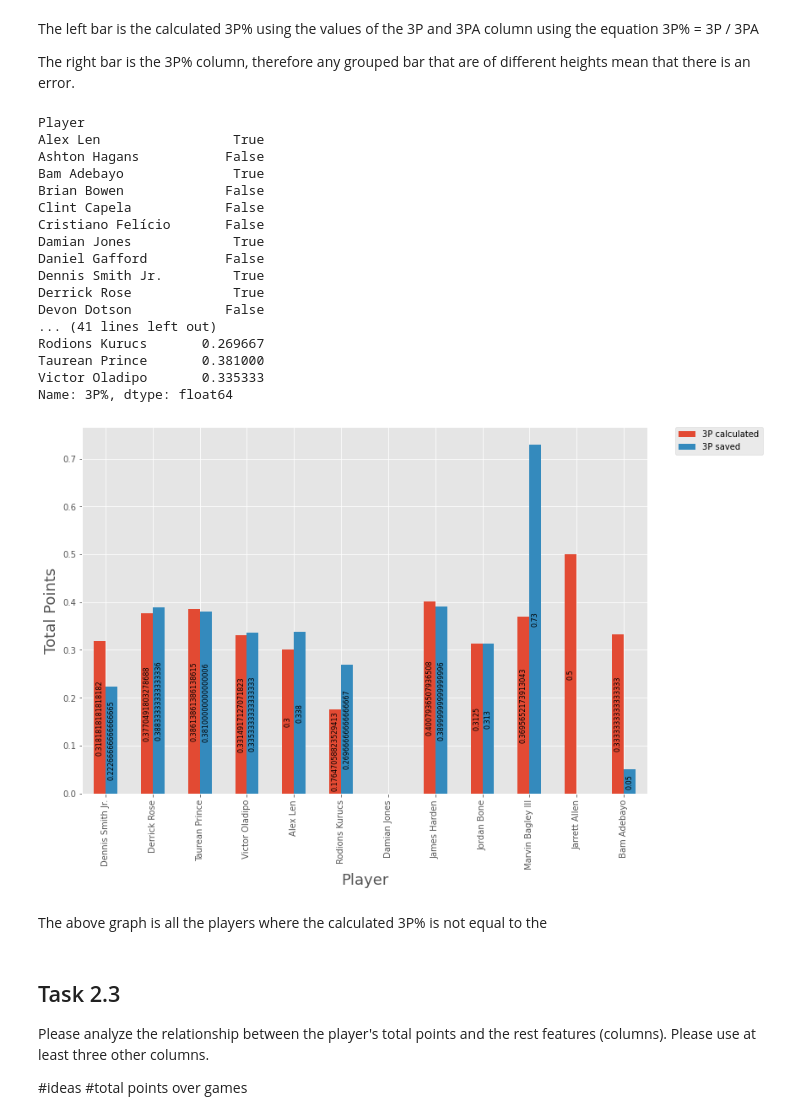
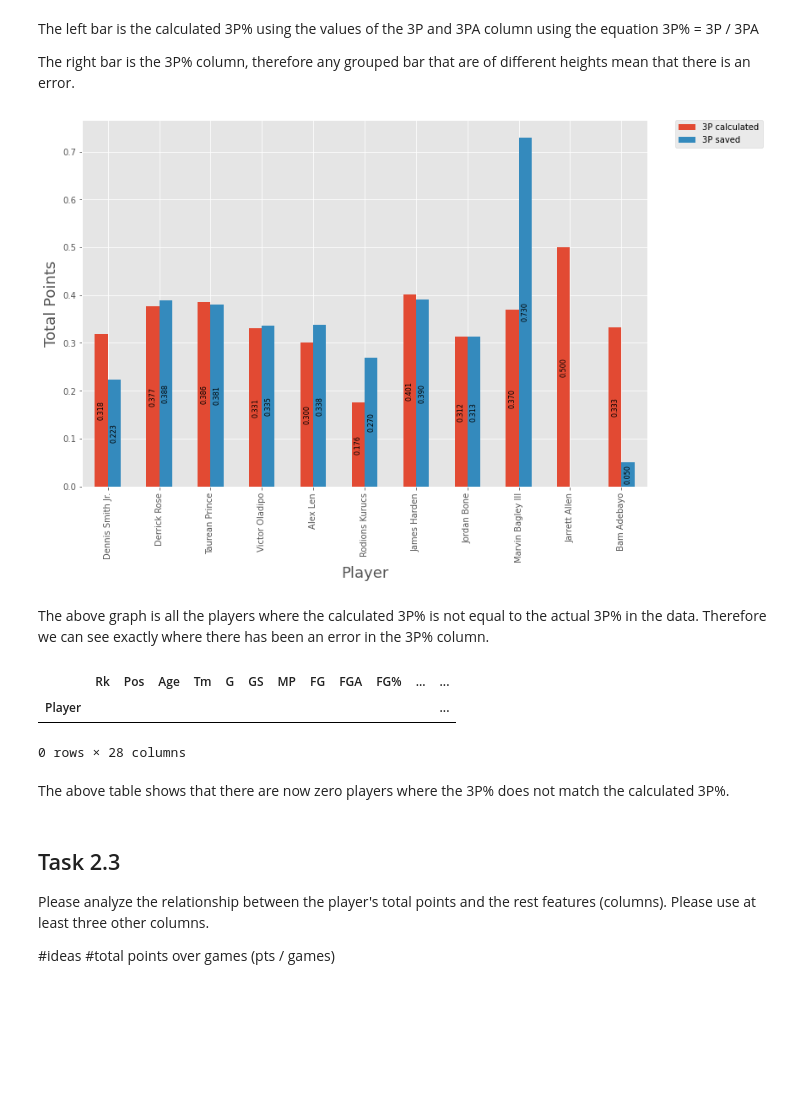
Before and after one commit to s3717566/prac-data-science-a1, a Jupyter notebook: assignment1_TEMPLATE.ipynb, the cells around one changed output. Saved outputs shown, nothing was run; the diff lists cells and outputs as text; code cells hidden in the pictures; blank space fills up the shorter version.

```diff
--- a/assignment1_TEMPLATE.ipynb
+++ b/assignment1_TEMPLATE.ipynb
@@ -157,16 +214,13 @@ Explore the players' total points: Please analyze the composition of the total p
 # %%
-#Total PTS of top 5
-data.sort_values(by=['PTS'], ascending=False).head(5).plot.bar(y="PTS", figsize=(8,6))
-
-averageThree = round(3 * data.sort_values(by=['PTS'], ascending=False).tail(data.size - 5)["3P"].mean())
+averagethree = round(3 * data.sort_values(by=['PTS'], ascending=False).tail(data.size - 5)["3P"].mean())
 averagetwo = round(2 * data.sort_values(by=['PTS'], ascending=False).tail(data.size - 5)["2P"].mean())
 averagefree = round(data.sort_values(by=['PTS'], ascending=False).tail(data.size - 5)["FT"].mean())
 
-three = 3 * data.sort_values(by=['PTS'], ascending=False).head(5)["3P"] + averageThree
+three = 3 * data.sort_values(by=['PTS'], ascending=False).head(5)["3P"]
 two = 2 * data.sort_values(by=['PTS'], ascending=False).head(5)["2P"]
 free = data.sort_values(by=['PTS'], ascending=False).head(5)["FT"]
 
-three.loc["Average of rest"] = averageThree
+three.loc["Average of rest"] = averagethree
 two.loc["Average of rest"] =  averagetwo
 free.loc["Average of rest"] =  averagefree
 
@@ -240,83 +285,73 @@ The left bar is the calculated 3P% using the values of the 3P and 3PA column usi
 
 The right bar is the 3P% column, therefore any grouped bar that are of different heights mean that there is an error.
 # %%
-#print("test: " + (0 / 0))
-
+#gets all the columns where
 is_incorrect =  round(data['3P%'],3) != round(data['3P'].div(data['3PA']),3)
-
 newdata = data[is_incorrect]
 
-# not_both_zero =  (((newdata['3P%'] == "NaN") | (newdata['3P%'] == 0))
-#                   & ((newdata['3P'].div(newdata['3PA']) == "NaN")
-#                      | (newdata['3P'].div(newdata['3PA']) == 0))) == False
-
-both_nan = False == (newdata['3P%'].isna()) & (newdata['3P'].div(newdata['3PA']).isna())
-print(both_nan)
+#removes columns where the players 3P% are both equal to either 0 or NaN.
+both_nan = False == (newdata['3P%'].isna()) & (newdata['3P'].div(newdata['3PA']).isna() | (newdata['3P'].div(newdata['3PA']) == 0))
 newdata = newdata[both_nan]
-
-#print(not_both_zero)
-#print(data[not_both_zero])
-#newdata = data
-#newdata['3P%'] = newdata['3P%'].fillna(0)
-
-print(newdata['3P%'])
-#print(newdata['Damian Jones'])
 
 threep = newdata.sort_values(by=['Rk'], ascending=False)["3P"]
 threeppercent = newdata.sort_values(by=['Rk'], ascending=False)["3PA"]
 threep = threep.div(threeppercent)
 saved3Ppercent = newdata.sort_values(by=['Rk'], ascending=False)["3P%"]
 
 plotdata = pd.DataFrame({ '3P calculated' : threep, '3P saved' : saved3Ppercent})
 
 plt.style.use('ggplot')
 
 ax = plotdata.plot(stacked=False, kind='bar', figsize=(12, 8), rot='vertical')
 
 for rect in ax.patches:
     # Find where everything is located
     height = rect.get_height()
     width = rect.get_width()
     x = rect.get_x()
     y = rect.get_y()
 
-    label_text = f'{height}'  # f'{height:.2f}' to format decimal values
+    label_text = f'{height:.3f}'
 
     label_x = x + width / 2
     label_y = y + height / 2
 
     if height > 0:
         ax.text(label_x, label_y, label_text, ha='center', va='center', fontsize=8, rotation=90)
 
 ax.legend(bbox_to_anchor=(1.05, 1), loc='upper left', borderaxespad=0.)
 ax.set_ylabel("Total Points", fontsize=18)
 ax.set_xlabel("Player", fontsize=18)
 plt.show()
 #bx = plotdata.plot(stacked=False, kind='bar', figsize=(24, 8), rot='vertical')
+
+#print(data.loc['Damian Jones'])
 # %% [output]
-Player
-Alex Len                 True
-Ashton Hagans           False
-Bam Adebayo              True
-Brian Bowen             False
-Clint Capela            False
-Cristiano Felício       False
-Damian Jones             True
-Daniel Gafford          False
-Dennis Smith Jr.         True
-Derrick Rose             True
-Devon Dotson            False
-... (41 lines left out)
-Rodions Kurucs       0.269667
-Taurean Prince       0.381000
-Victor Oladipo       0.335333
-Name: 3P%, dtype: float64
-[figure, old version]
+[figure, new version]
 # %% [markdown]
-The above graph is all the players where the calculated 3P% is not equal to the
+The above graph is all the players where the calculated 3P% is not equal to the actual 3P% in the data. Therefore we can see exactly where there has been an error in the 3P% column.
+# %%
+#Fixing the data
+data['3P%'] = data['3P'].div(data['3PA'])
+
+#Using the above sorting again to pick incorrect data
+is_incorrect =  round(data['3P%'],3) != round(data['3P'].div(data['3PA']),3)
+newdata = data[is_incorrect]
+both_nan = False == (newdata['3P%'].isna()) & (newdata['3P'].div(newdata['3PA']).isna() | (newdata['3P'].div(newdata['3PA']) == 0))
+newdata = newdata[both_nan]
+
+#we can see that now there are no players with an incorrect 3P%.
+newdata
+# %% [output]
+|  | Rk | Pos | Age | Tm | G | GS | MP | FG | FGA | FG% | ... | ... |
+| Player |  |  |  |  |  |  |  |  |  |  |  | ... |
+0 rows × 28 columns
+# %% [markdown]
+The above table shows that there are now zero players where the 3P% does not match the calculated 3P%.
 # %% [markdown]
 ## Task 2.3
 Please analyze the relationship between the player's total points and the rest features (columns). Please use at least three other columns.
 
 #ideas
-#total points over games
+#total points over games (pts / games)
+#
```
Also changed, not shown: parts of 19 cells of this notebook, 1 other file.
